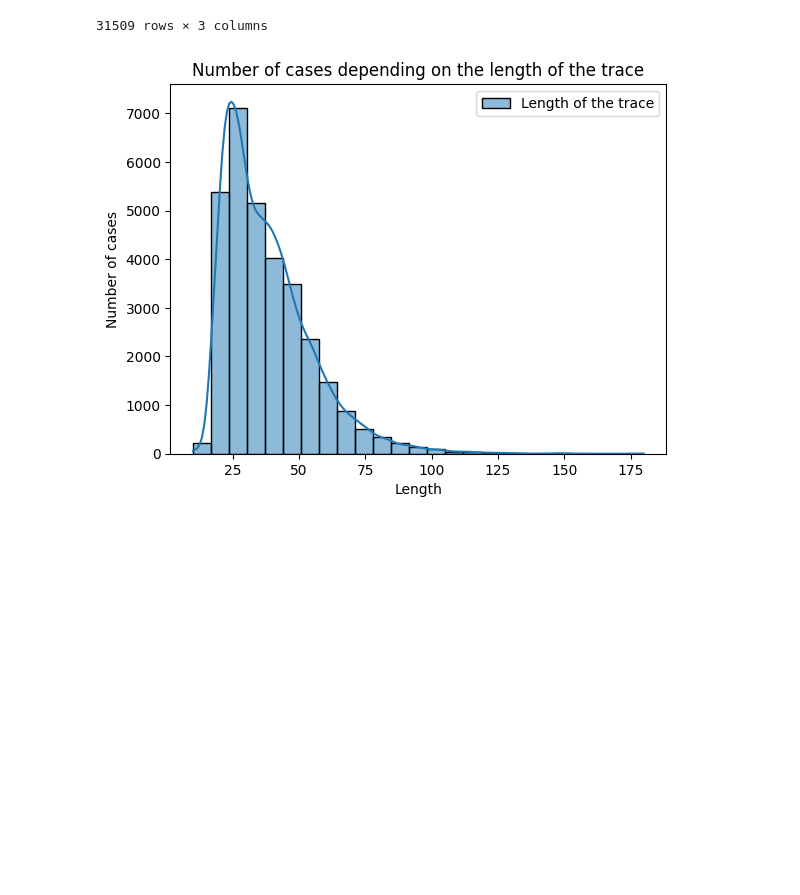
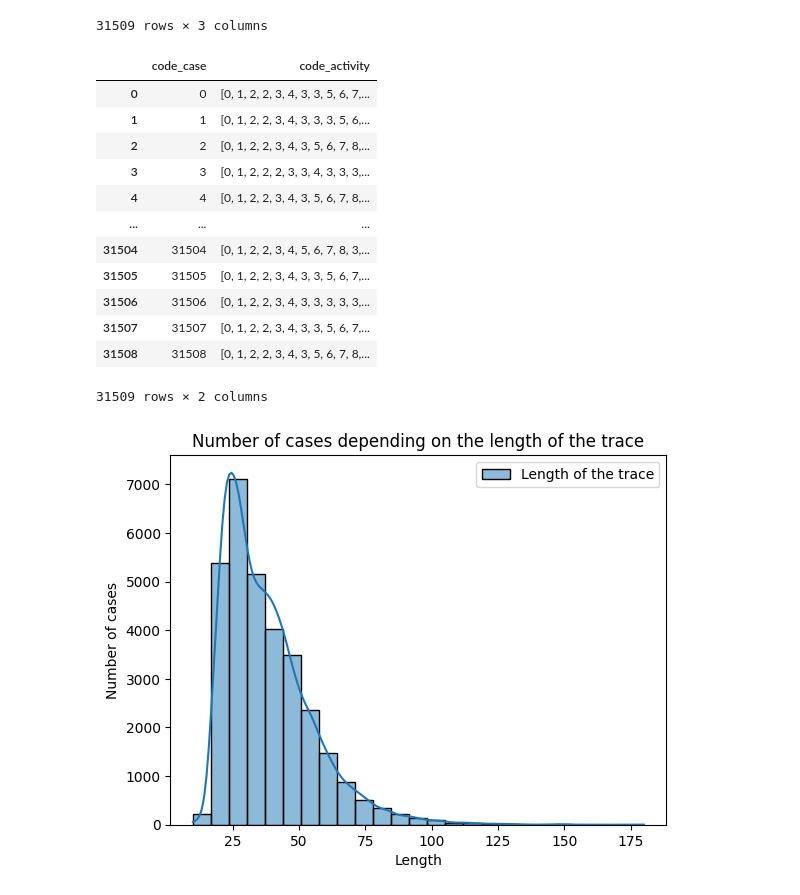
Before and after one commit to SomeoneNamedAnya/Course-Project-2024-2025, a Jupyter notebook: Algorithm/analysi_event_log.ipynb, the cells around one changed output. Cells and saved outputs as stored; diff of their text form; code cells hidden in the pictures; blank space fills up the shorter version.

Commit message:
отладка класса SplitLogs + тестирование

```diff
--- a/Algorithm/analysi_event_log.ipynb
+++ b/Algorithm/analysi_event_log.ipynb
@@ -73,6 +96,23 @@ grouped_df
 | 31507 | 31507 | [0, 1, 2, 2, 3, 4, 3, 3, 5, 6, 7,... | 53 |
 | 31508 | 31508 | [0, 1, 2, 2, 3, 4, 3, 5, 6, 7, 8,... | 21 |
 31509 rows × 3 columns
+# %%
+for_split = grouped_df[["code_case", "code_activity"]]
+for_split
+# %% [output]
+|  | code_case | code_activity |
+| 0 | 0 | [0, 1, 2, 2, 3, 4, 3, 3, 5, 6, 7,... |
+| 1 | 1 | [0, 1, 2, 2, 3, 4, 3, 3, 3, 5, 6,... |
+| 2 | 2 | [0, 1, 2, 2, 3, 4, 3, 5, 6, 7, 8,... |
+| 3 | 3 | [0, 1, 2, 2, 2, 3, 3, 4, 3, 3, 3,... |
+| 4 | 4 | [0, 1, 2, 2, 3, 4, 3, 5, 6, 7, 8,... |
+| ... | ... | ... |
+| 31504 | 31504 | [0, 1, 2, 2, 3, 4, 5, 6, 7, 8, 3,... |
+| 31505 | 31505 | [0, 1, 2, 2, 3, 4, 3, 3, 5, 6, 7,... |
+| 31506 | 31506 | [0, 1, 2, 2, 3, 4, 3, 3, 3, 3, 3,... |
+| 31507 | 31507 | [0, 1, 2, 2, 3, 4, 3, 3, 5, 6, 7,... |
+| 31508 | 31508 | [0, 1, 2, 2, 3, 4, 3, 5, 6, 7, 8,... |
+31509 rows × 2 columns
 # %%
 grouped_df = grouped_df.drop(["code_case", "code_activity"], axis=1)
 # %%
```
Also changed, not shown: parts of 14 cells of this notebook, 13 other files.
